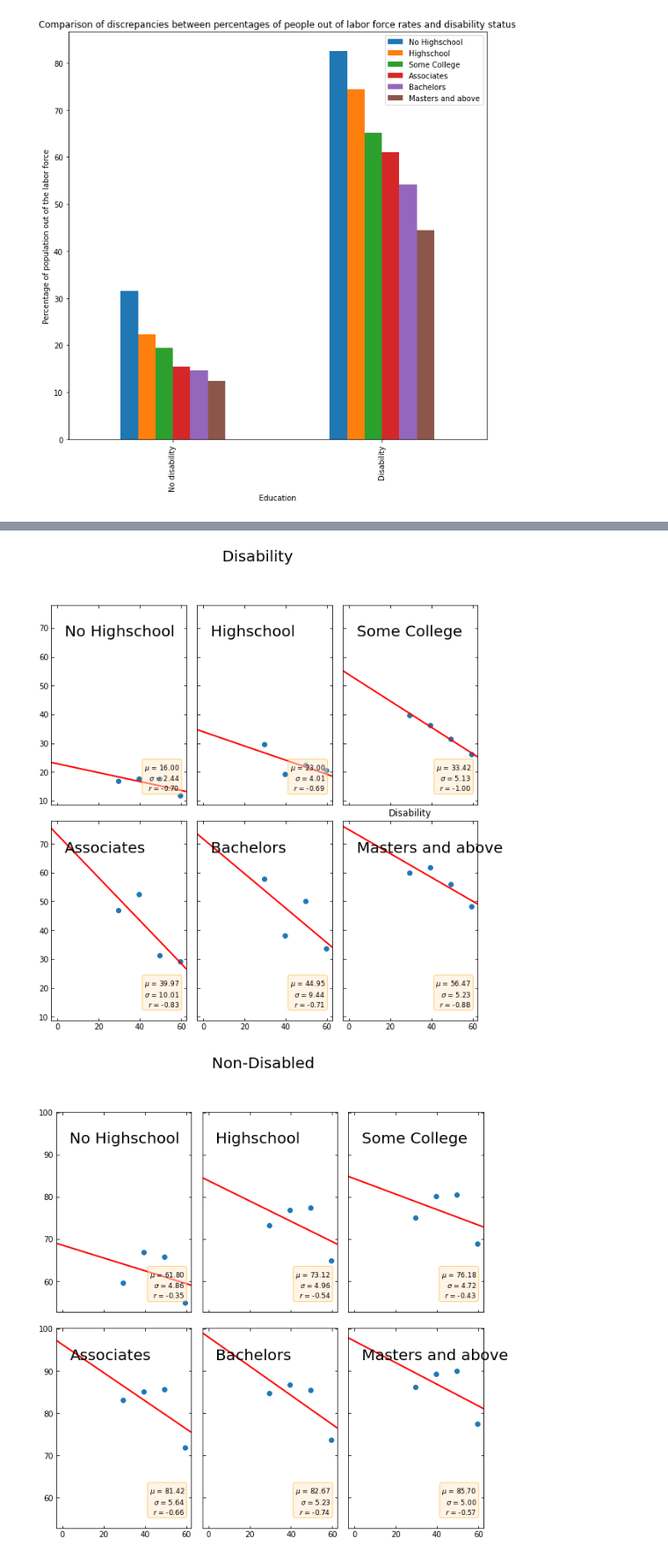
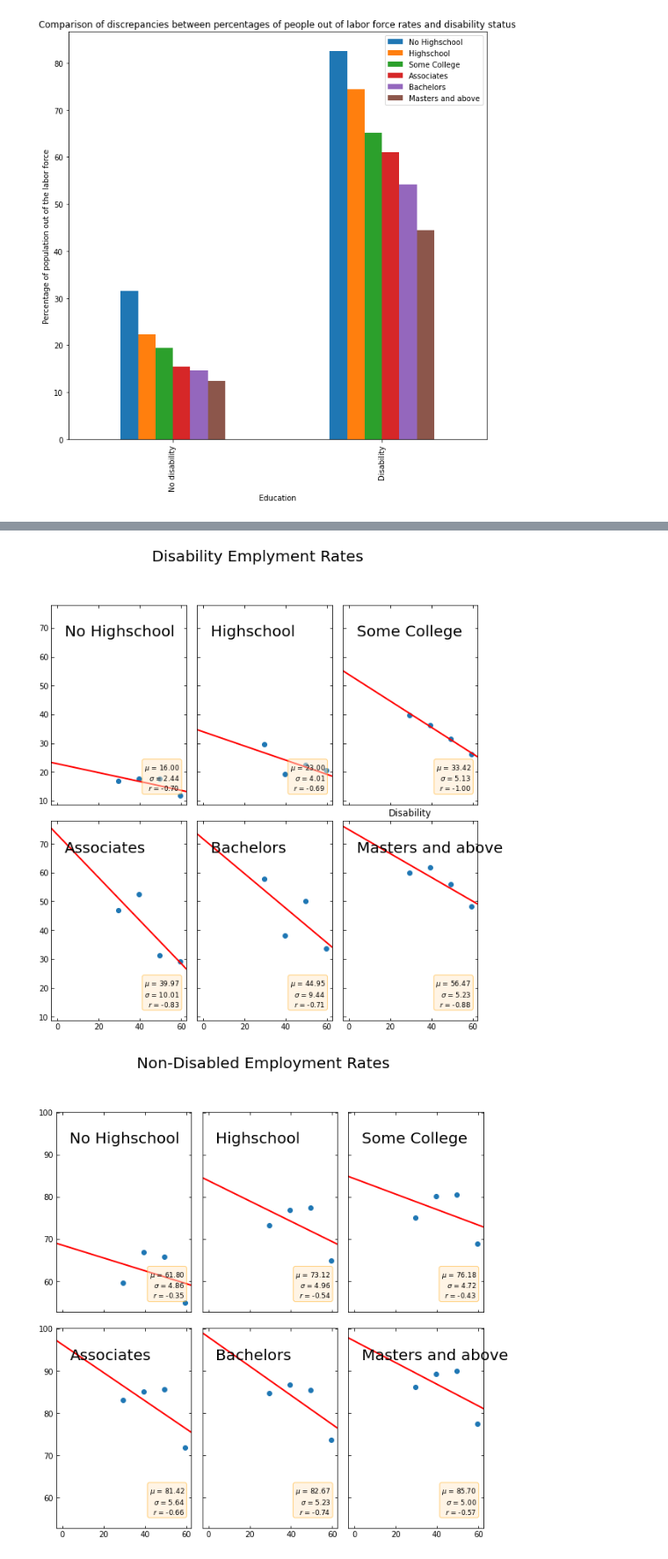
Before and after one commit to RaphaelAllusson/Disability-Research, a Jupyter notebook: Notebooks/analyzing_employment_and_education_data.ipynb, the cells around one changed output, grey strips where cells are left out. Shown: that part at 88% size. Saved outputs shown, nothing was run; the diff lists cells and outputs as text; code cells hidden in the pictures.

```diff
--- a/Notebooks/analyzing_employment_and_education_data.ipynb
+++ b/Notebooks/analyzing_employment_and_education_data.ipynb
@@ -608,7 +608,7 @@ for ax, (label, (x, y)) in zip(axs.flat, datasets.items()):
             transform=ax.transAxes, horizontalalignment='right')
 plt.title('Disability')
 plt.figsize = (20, 20)
-plt.suptitle("Disability", fontsize=20)
+plt.suptitle("Disability Emplyment Rates", fontsize=20)
 plt.show()
 
 #for employed non-disability
@@ -629,36 +629,36 @@ datasets = {
     'Bachelors': (x, y5),
     'Masters and above': (x, y6)
 }
 
 #establish plots
 fig, axs = plt.subplots(2, 3, figsize=(10, 10),
                         sharex=True,
                         sharey=True,
                         gridspec_kw={'wspace': 0.08, 'hspace': 0.08})
 
 
 for ax, (label, (x, y)) in zip(axs.flat, datasets.items()):
     ax.text(0.1, 0.9, label, fontsize=20, transform=ax.transAxes, va='top')
     ax.tick_params(direction='in', top=True, right=True)
     ax.plot(x, y, 'o')
 
     # linear regression
     p1, p0 = np.polyfit(x, y, deg=1)  # slope, intercept
     ax.axline(xy1=(0, p0), slope=p1, color='r', lw=2)
 
     # add text box for the statistics
     stats = (f'$\\mu$ = {np.mean(y):.2f}\n'
              f'$\\sigma$ = {np.std(y):.2f}\n'
              f'$r$ = {np.corrcoef(x, y)[0][1]:.2f}')
     bbox = dict(boxstyle='round', fc='blanchedalmond', ec='orange', alpha=0.5)
     ax.text(0.95, 0.07, stats, fontsize=9, bbox=bbox,
             transform=ax.transAxes, horizontalalignment='right')
-plt.suptitle("Non-Disabled", fontsize=20)
+plt.suptitle("Non-Disabled Employment Rates", fontsize=20)
 
 plt.show()
 # %% [output]
-[figure, old version]
+[figure, new version]
-[figure, old version]
+[figure, new version]
 # %%
 #for employed non-disability
 #define datasets for seperate eduation levels
```
Also changed, not shown: parts of 1 cell of this notebook.
